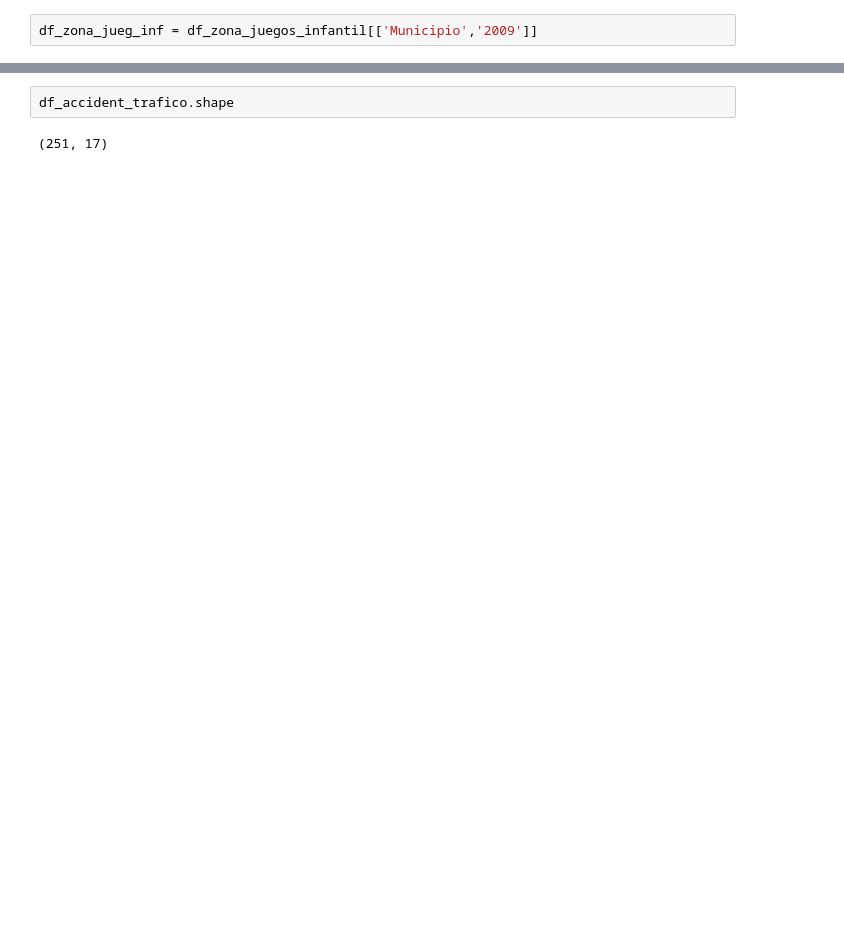
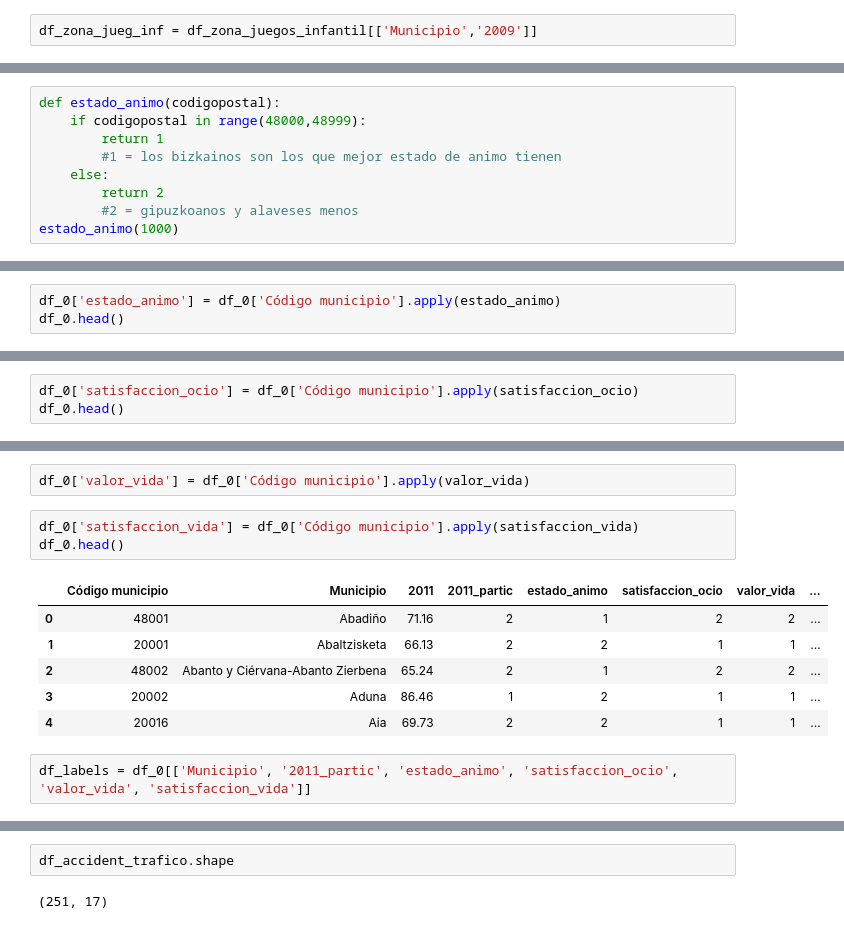
Before and after one commit to UrtziFM/TFM-How-AI-can-finish-with-politicians, a Jupyter notebook: 1. Step - Building the Big DataFrame.ipynb, the cells around one changed output, grey strips where cells are left out. Cells and saved outputs as stored; diff of their text form; blank space fills up the shorter version.

```diff
--- a/1. Step - Building the Big DataFrame.ipynb
+++ b/1. Step - Building the Big DataFrame.ipynb
@@ -1513,0 +1650,9 @@ df_0 = df_particip_elec_municip[['Municipio', '2011']]
+# %%
+def estado_animo(codigopostal):
+    if codigopostal in range(48000,48999):
+        return 1
+        #1 = los bizkainos son los que mejor estado de animo tienen
+    else:
+        return 2
+        #2 = gipuzkoanos y alaveses menos
+estado_animo(1000)
@@ -1513,0 +1661,3 @@ df_0 = df_particip_elec_municip[['Municipio', '2011']]
+# %%
+df_0['estado_animo'] = df_0['Código municipio'].apply(estado_animo)
+df_0.head()
@@ -1513,0 +1675,3 @@ df_0 = df_particip_elec_municip[['Municipio', '2011']]
+# %%
+df_0['satisfaccion_ocio'] = df_0['Código municipio'].apply(satisfaccion_ocio)
+df_0.head()
@@ -1513,0 +1685,14 @@ df_0 = df_particip_elec_municip[['Municipio', '2011']]
+# %%
+df_0['valor_vida'] = df_0['Código municipio'].apply(valor_vida)
+# %%
+df_0['satisfaccion_vida'] = df_0['Código municipio'].apply(satisfaccion_vida)
+df_0.head()
+# %% [output]
+|  | Código municipio | Municipio | 2011 | 2011_partic | estado_animo | satisfaccion_ocio | valor_vida | ... |
+| 0 | 48001 | Abadiño | 71.16 | 2 | 1 | 2 | 2 | ... |
+| 1 | 20001 | Abaltzisketa | 66.13 | 2 | 2 | 1 | 1 | ... |
+| 2 | 48002 | Abanto y Ciérvana-Abanto Zierbena | 65.24 | 2 | 1 | 2 | 2 | ... |
+| 3 | 20002 | Aduna | 86.46 | 1 | 2 | 1 | 1 | ... |
+| 4 | 20016 | Aia | 69.73 | 2 | 2 | 1 | 1 | ... |
+# %%
+df_labels = df_0[['Municipio', '2011_partic', 'estado_animo', 'satisfaccion_ocio', 'valor_vida', 'satisfaccion_vida']]
```
Also changed, not shown: parts of 30 cells of this notebook.
